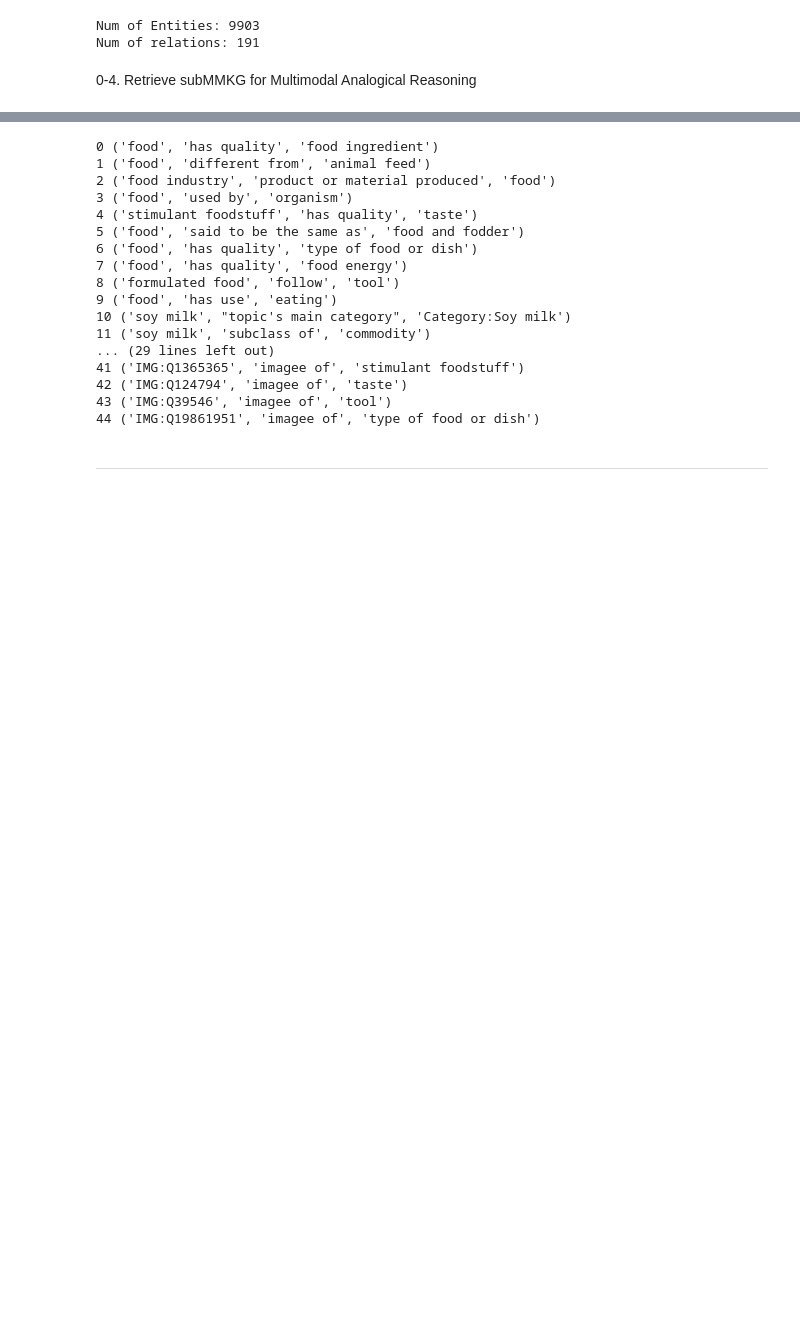
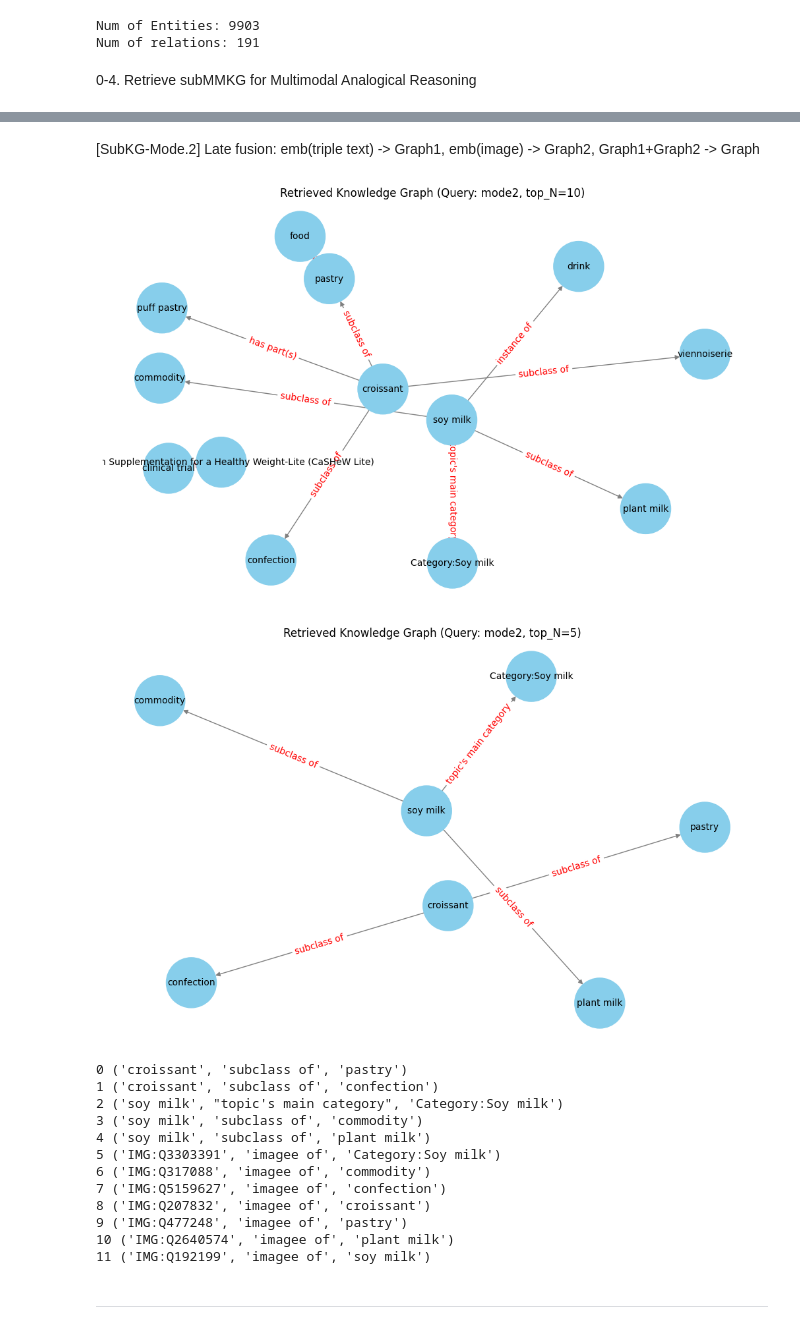
Before and after one commit to SkiddieAhn/Code-MR-MKG, a Jupyter notebook: 3. Modeling.ipynb, the cells around one changed output, grey strips where cells are left out. Saved outputs shown, nothing was run; the diff lists cells and outputs as text; code cells hidden in the pictures; blank space fills up the shorter version.

```diff
--- a/3. Modeling.ipynb
+++ b/3. Modeling.ipynb
@@ -90,24 +88,40 @@ draw_knowledge_graph(sub_KG, 'CONCAT')
+# %% [markdown]
+[SubKG-Mode.2] Late fusion: emb(triple text) -> Graph1, emb(image) -> Graph2, Graph1+Graph2 -> Graph
+# %%
+query1 = f'{sample_entity1}-{sample_relation}-{sample_entity2}'
+query2 = sample_img_PIL
+
+# top_N = 10
+sub_KG1 = mars_kg.get_sub_KG(query1, query_mode=1, top_N=5)
+sub_KG2 = mars_kg.get_sub_KG(query2, query_mode=1, top_N=5)
+sub_KG = sub_KG1 + sub_KG2
+draw_knowledge_graph(sub_KG, 'mode2, top_N=10')
+
+# top_N = 5
+sub_KG1 = mars_kg.get_sub_KG(query1, query_mode=1, top_N=2)
+sub_KG2 = mars_kg.get_sub_KG(query2, query_mode=1, top_N=3)
+sub_KG = sub_KG1 + sub_KG2
+draw_knowledge_graph(sub_KG, 'mode2, top_N=5')
+# %% [output]
+[figure, added]
+[figure, added]
 # %%
+sub_MMKG = make_subMMKG(sub_KG, entity_dict)
 for i, item in enumerate(sub_MMKG):
     print(i, item)
 # %% [output]
-0 ('food', 'has quality', 'food ingredient')
-1 ('food', 'different from', 'animal feed')
-2 ('food industry', 'product or material produced', 'food')
-3 ('food', 'used by', 'organism')
-4 ('stimulant foodstuff', 'has quality', 'taste')
-5 ('food', 'said to be the same as', 'food and fodder')
-6 ('food', 'has quality', 'type of food or dish')
-7 ('food', 'has quality', 'food energy')
-8 ('formulated food', 'follow', 'tool')
-9 ('food', 'has use', 'eating')
-10 ('soy milk', "topic's main category", 'Category:Soy milk')
-11 ('soy milk', 'subclass of', 'commodity')
-... (29 lines left out)
-41 ('IMG:Q1365365', 'imagee of', 'stimulant foodstuff')
-42 ('IMG:Q124794', 'imagee of', 'taste')
-43 ('IMG:Q39546', 'imagee of', 'tool')
-44 ('IMG:Q19861951', 'imagee of', 'type of food or dish')
+0 ('croissant', 'subclass of', 'pastry')
+1 ('croissant', 'subclass of', 'confection')
+2 ('soy milk', "topic's main category", 'Category:Soy milk')
+3 ('soy milk', 'subclass of', 'commodity')
+4 ('soy milk', 'subclass of', 'plant milk')
+5 ('IMG:Q3303391', 'imagee of', 'Category:Soy milk')
+6 ('IMG:Q317088', 'imagee of', 'commodity')
+7 ('IMG:Q5159627', 'imagee of', 'confection')
+8 ('IMG:Q207832', 'imagee of', 'croissant')
+9 ('IMG:Q477248', 'imagee of', 'pastry')
+10 ('IMG:Q2640574', 'imagee of', 'plant milk')
+11 ('IMG:Q192199', 'imagee of', 'soy milk')
 # %% [markdown]
 ---
 # %% [markdown]
```
Also changed, not shown: parts of 10 cells of this notebook, 3 other files.
